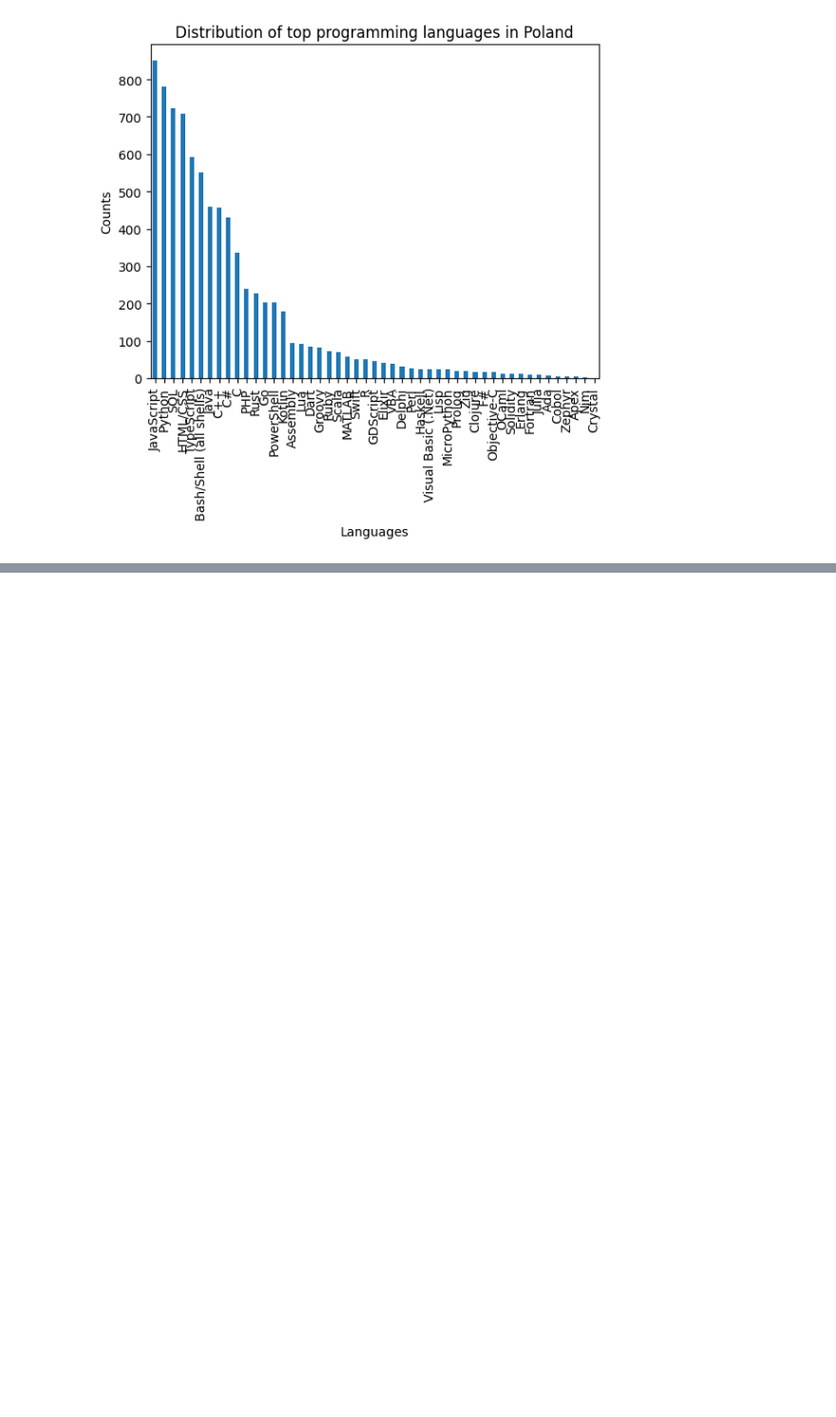
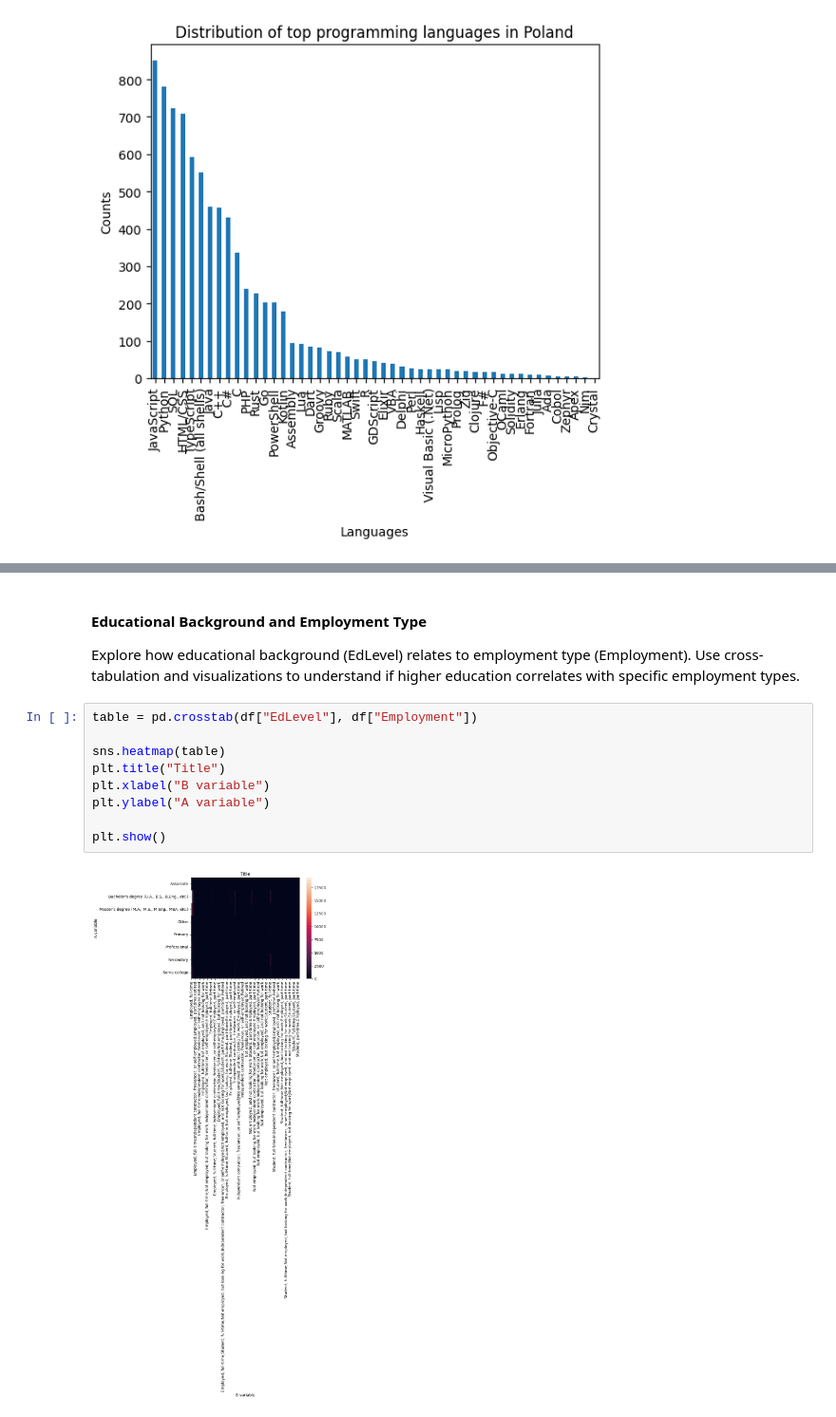
Before and after one commit to dev-evelin/ibm-data-analyst-capstone, a Jupyter notebook: notebooks/03_Exploratory_Data_Analysis.ipynb, the cells around one changed output, grey strips where cells are left out. Shown at 95% size. Cells and saved outputs as stored; diff of their text form; blank space fills up the shorter version.

```diff
--- a/notebooks/03_Exploratory_Data_Analysis.ipynb
+++ b/notebooks/03_Exploratory_Data_Analysis.ipynb
@@ -485,0 +525,14 @@ plt.show()
+# %% [markdown]
+#### Educational Background and Employment Type
+Explore how educational background (EdLevel) relates to employment type (Employment). Use cross-tabulation and visualizations to understand if higher education correlates with specific employment types.
+# %%
+table = pd.crosstab(df["EdLevel"], df["Employment"])
+
+sns.heatmap(table)
+plt.title("Title")
+plt.xlabel("B variable")
+plt.ylabel("A variable")
+
+plt.show()
+# %% [output]
+[figure, added]
```
Also changed, not shown: parts of 19 cells of this notebook.
